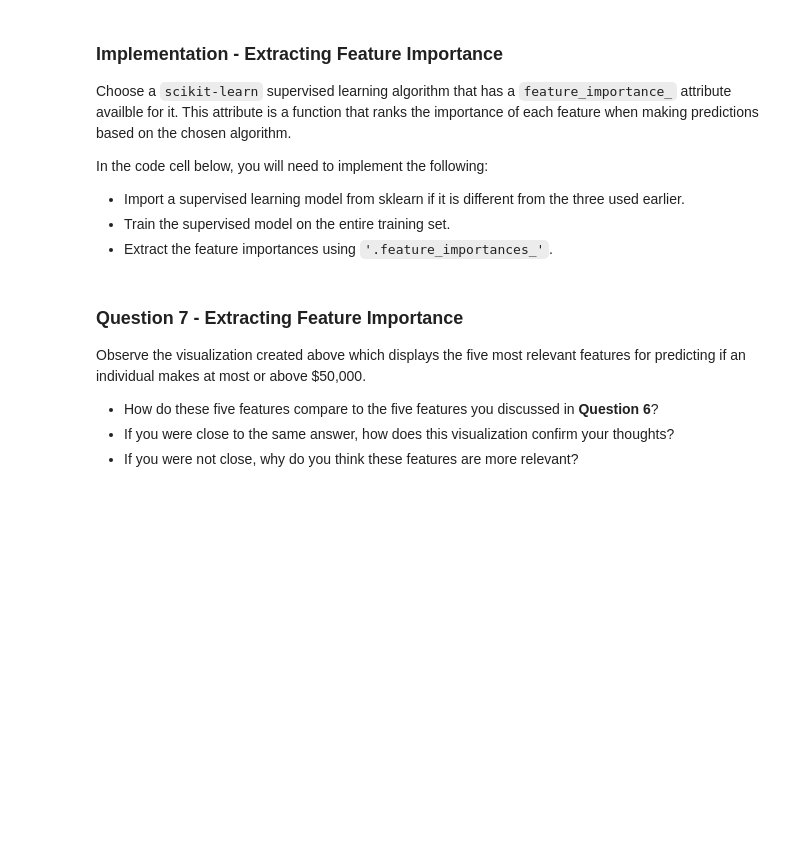
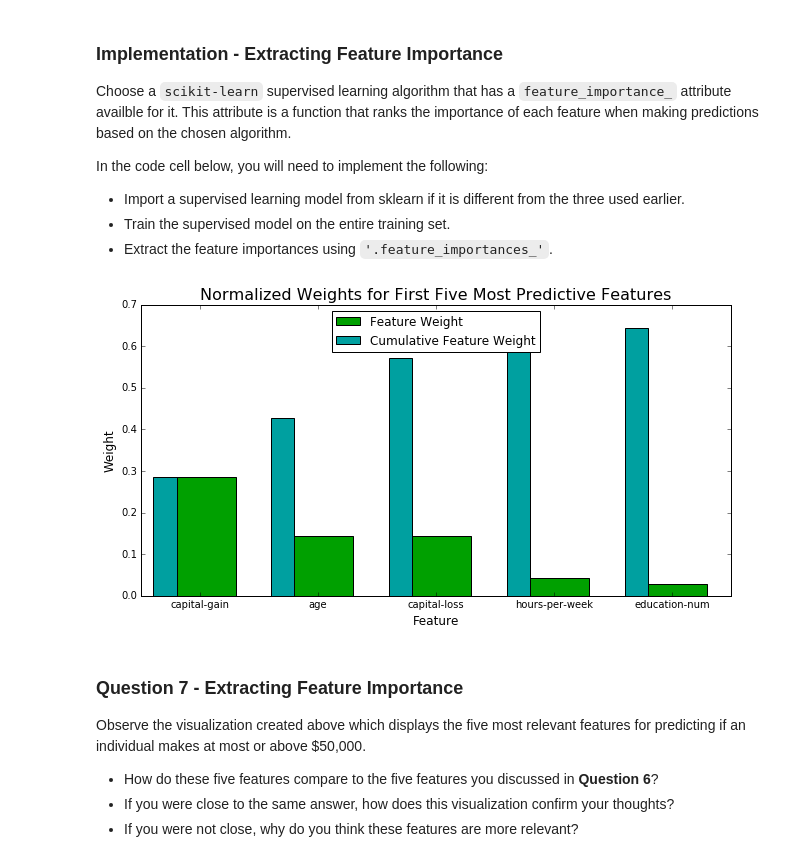
Before and after one commit to rprilepskiy/machine-learning, a Jupyter notebook: projects/finding_donors/finding_donors.ipynb, the cells around one changed output. Drawn from its saved outputs; the diff is of its cells as text; code cells hidden in the pictures; blank space fills up the shorter version.

Commit message:
Finished Feature Relevance Observation, Extracting Feature Importance

```diff
--- a/projects/finding_donors/finding_donors.ipynb
+++ b/projects/finding_donors/finding_donors.ipynb
@@ -647,16 +654,18 @@ In the code cell below, you will need to implement the following:
  - Extract the feature importances using `'.feature_importances_'`.
 # %%
 # TODO: Import a supervised learning model that has 'feature_importances_'
-
+# Since my best model - AdaBoostClassifier - has 'feature_importances_', I will use it here.
 
 # TODO: Train the supervised model on the training set using .fit(X_train, y_train)
-model = None
+# model = The model is already trained.
 
 # TODO: Extract the feature importances using .feature_importances_
-importances = None
+importances = best_clf.feature_importances_
 
 # Plot
 vs.feature_plot(importances, X_train, y_train)
+# %% [output]
+[figure, added]
 # %% [markdown]
 ### Question 7 - Extracting Feature Importance
 
```
Also changed, not shown: parts of 2 cells of this notebook.
